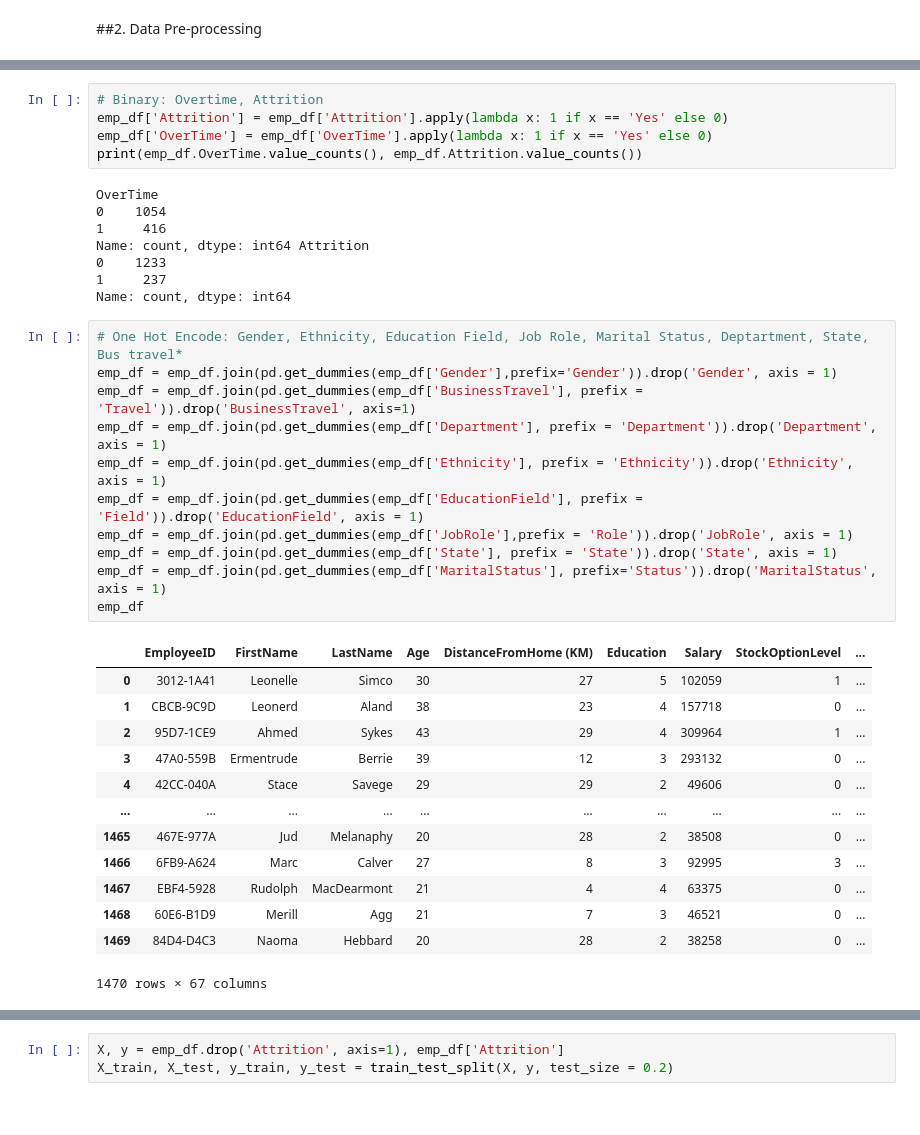
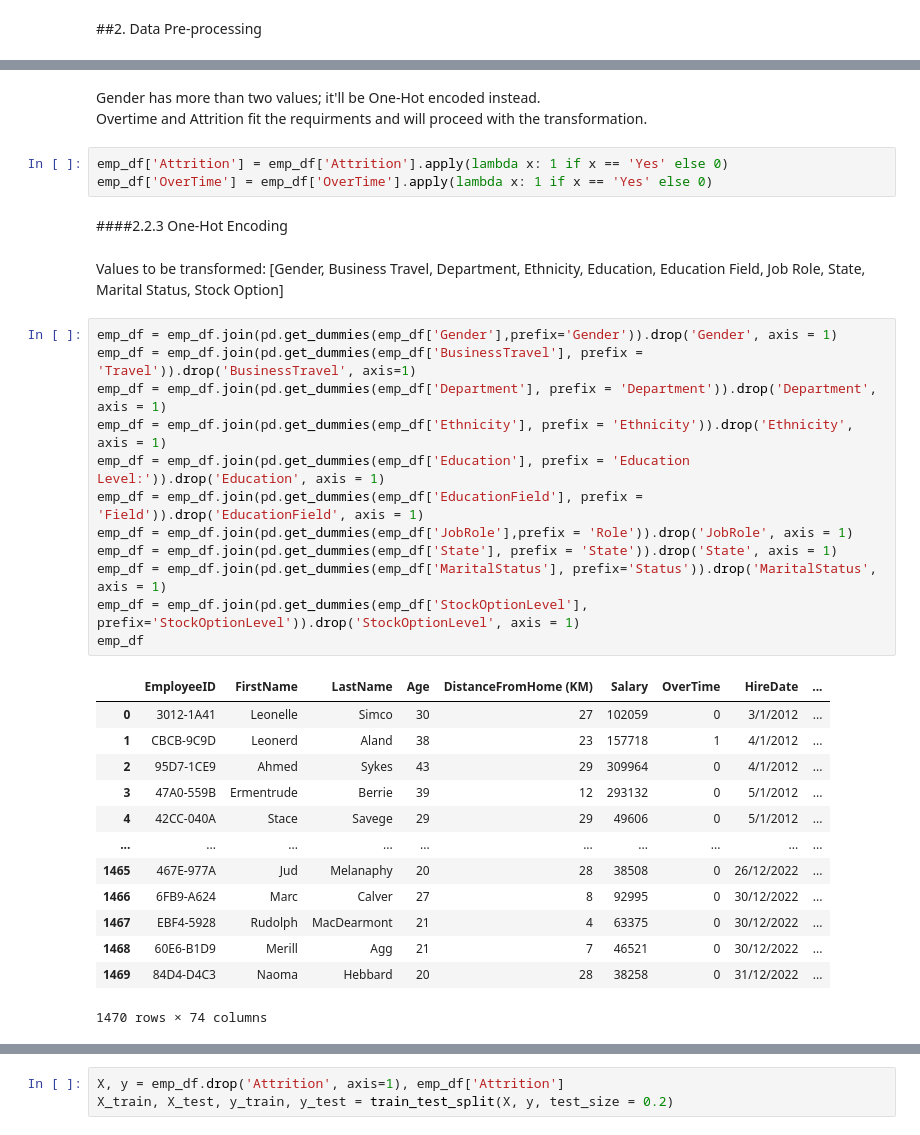
Before and after one commit to Mahmoud9356/DEPI-Project, a Jupyter notebook: HR_Attrition_Prediction.ipynb, the cells around one changed output, grey strips where cells are left out. Saved outputs shown, nothing was run; the diff lists cells and outputs as text.

```diff
--- a/HR_Attrition_Prediction.ipynb
+++ b/HR_Attrition_Prediction.ipynb
@@ -69,41 +212,39 @@ dtype: int64
+# %% [markdown]
+Gender has more than two values; it'll be One-Hot encoded instead. <br>
+Overtime and Attrition fit the requirments and will proceed with the transformation.
 # %%
-# Binary: Overtime, Attrition
 emp_df['Attrition'] = emp_df['Attrition'].apply(lambda x: 1 if x == 'Yes' else 0)
 emp_df['OverTime'] = emp_df['OverTime'].apply(lambda x: 1 if x == 'Yes' else 0)
-print(emp_df.OverTime.value_counts(), emp_df.Attrition.value_counts())
-# %% [output]
-OverTime
-0    1054
-1     416
-Name: count, dtype: int64 Attrition
-0    1233
-1     237
-Name: count, dtype: int64
+# %% [markdown]
+####2.2.3 One-Hot Encoding
+# %% [markdown]
+Values to be transformed: [Gender, Business Travel, Department, Ethnicity, Education, Education Field, Job Role, State, Marital Status, Stock Option]
 # %%
-# One Hot Encode: Gender, Ethnicity, Education Field, Job Role, Marital Status, Deptartment, State, Bus travel*
 emp_df = emp_df.join(pd.get_dummies(emp_df['Gender'],prefix='Gender')).drop('Gender', axis = 1)
 emp_df = emp_df.join(pd.get_dummies(emp_df['BusinessTravel'], prefix = 'Travel')).drop('BusinessTravel', axis=1)
 emp_df = emp_df.join(pd.get_dummies(emp_df['Department'], prefix = 'Department')).drop('Department', axis = 1)
 emp_df = emp_df.join(pd.get_dummies(emp_df['Ethnicity'], prefix = 'Ethnicity')).drop('Ethnicity', axis = 1)
+emp_df = emp_df.join(pd.get_dummies(emp_df['Education'], prefix = 'Education Level:')).drop('Education', axis = 1)
 emp_df = emp_df.join(pd.get_dummies(emp_df['EducationField'], prefix = 'Field')).drop('EducationField', axis = 1)
 emp_df = emp_df.join(pd.get_dummies(emp_df['JobRole'],prefix = 'Role')).drop('JobRole', axis = 1)
 emp_df = emp_df.join(pd.get_dummies(emp_df['State'], prefix = 'State')).drop('State', axis = 1)
 emp_df = emp_df.join(pd.get_dummies(emp_df['MaritalStatus'], prefix='Status')).drop('MaritalStatus', axis = 1)
+emp_df = emp_df.join(pd.get_dummies(emp_df['StockOptionLevel'], prefix='StockOptionLevel')).drop('StockOptionLevel', axis = 1)
 emp_df
 # %% [output]
-|  | EmployeeID | FirstName | LastName | Age | DistanceFromHome (KM) | Education | Salary | StockOptionLevel | ... |
-| 0 | 3012-1A41 | Leonelle | Simco | 30 | 27 | 5 | 102059 | 1 | ... |
-| 1 | CBCB-9C9D | Leonerd | Aland | 38 | 23 | 4 | 157718 | 0 | ... |
-| 2 | 95D7-1CE9 | Ahmed | Sykes | 43 | 29 | 4 | 309964 | 1 | ... |
-| 3 | 47A0-559B | Ermentrude | Berrie | 39 | 12 | 3 | 293132 | 0 | ... |
-| 4 | 42CC-040A | Stace | Savege | 29 | 29 | 2 | 49606 | 0 | ... |
+|  | EmployeeID | FirstName | LastName | Age | DistanceFromHome (KM) | Salary | OverTime | HireDate | ... |
+| 0 | 3012-1A41 | Leonelle | Simco | 30 | 27 | 102059 | 0 | 3/1/2012 | ... |
+| 1 | CBCB-9C9D | Leonerd | Aland | 38 | 23 | 157718 | 1 | 4/1/2012 | ... |
+| 2 | 95D7-1CE9 | Ahmed | Sykes | 43 | 29 | 309964 | 0 | 4/1/2012 | ... |
+| 3 | 47A0-559B | Ermentrude | Berrie | 39 | 12 | 293132 | 0 | 5/1/2012 | ... |
+| 4 | 42CC-040A | Stace | Savege | 29 | 29 | 49606 | 0 | 5/1/2012 | ... |
 | ... | ... | ... | ... | ... | ... | ... | ... | ... | ... |
-| 1465 | 467E-977A | Jud | Melanaphy | 20 | 28 | 2 | 38508 | 0 | ... |
-| 1466 | 6FB9-A624 | Marc | Calver | 27 | 8 | 3 | 92995 | 3 | ... |
-| 1467 | EBF4-5928 | Rudolph | MacDearmont | 21 | 4 | 4 | 63375 | 0 | ... |
-| 1468 | 60E6-B1D9 | Merill | Agg | 21 | 7 | 3 | 46521 | 0 | ... |
-| 1469 | 84D4-D4C3 | Naoma | Hebbard | 20 | 28 | 2 | 38258 | 0 | ... |
+| 1465 | 467E-977A | Jud | Melanaphy | 20 | 28 | 38508 | 0 | 26/12/2022 | ... |
+| 1466 | 6FB9-A624 | Marc | Calver | 27 | 8 | 92995 | 0 | 30/12/2022 | ... |
+| 1467 | EBF4-5928 | Rudolph | MacDearmont | 21 | 4 | 63375 | 0 | 30/12/2022 | ... |
+| 1468 | 60E6-B1D9 | Merill | Agg | 21 | 7 | 46521 | 0 | 30/12/2022 | ... |
+| 1469 | 84D4-D4C3 | Naoma | Hebbard | 20 | 28 | 38258 | 0 | 31/12/2022 | ... |
-1470 rows × 67 columns
+1470 rows × 74 columns
 # %%
 emp_df = emp_df.map(lambda x: 1 if x == True else 0 if x == False else x)
 emp_df
```
Also changed, not shown: parts of 52 cells of this notebook.
